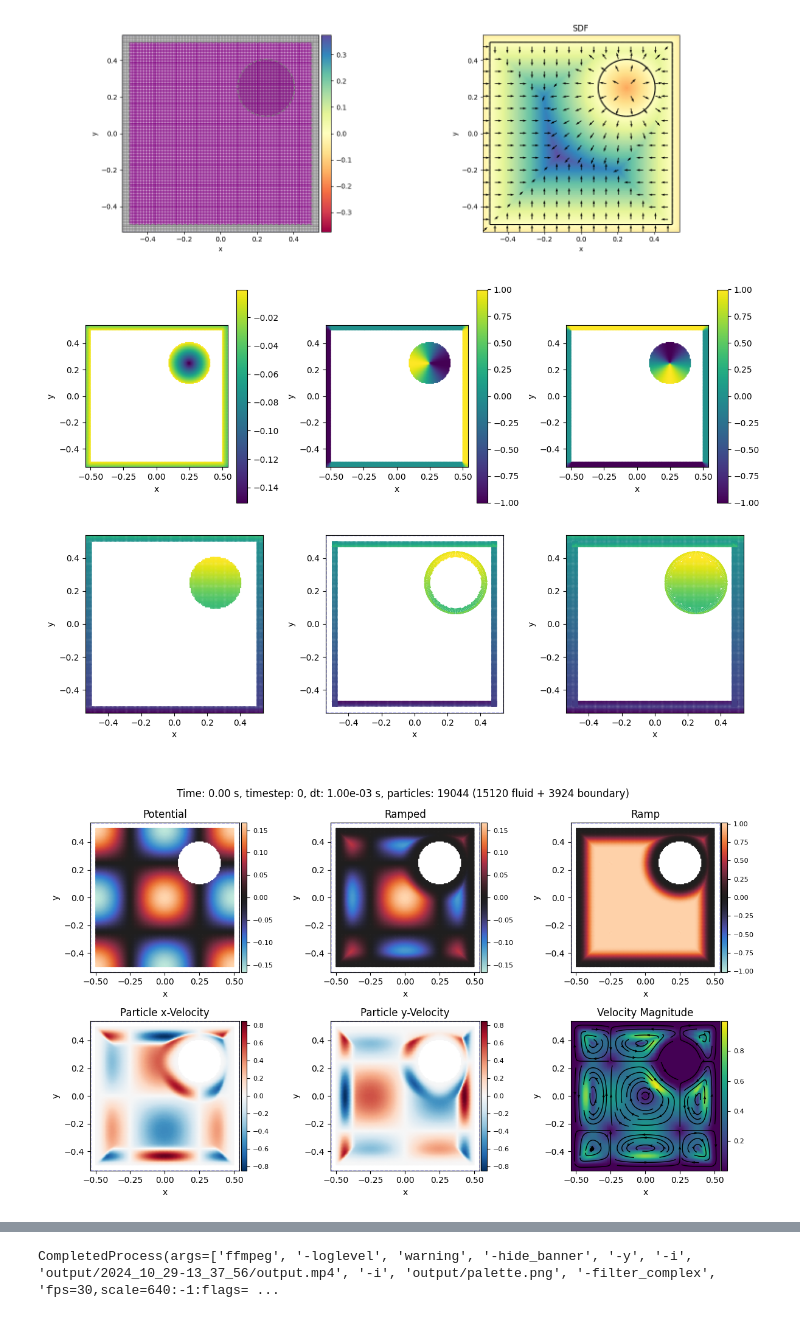
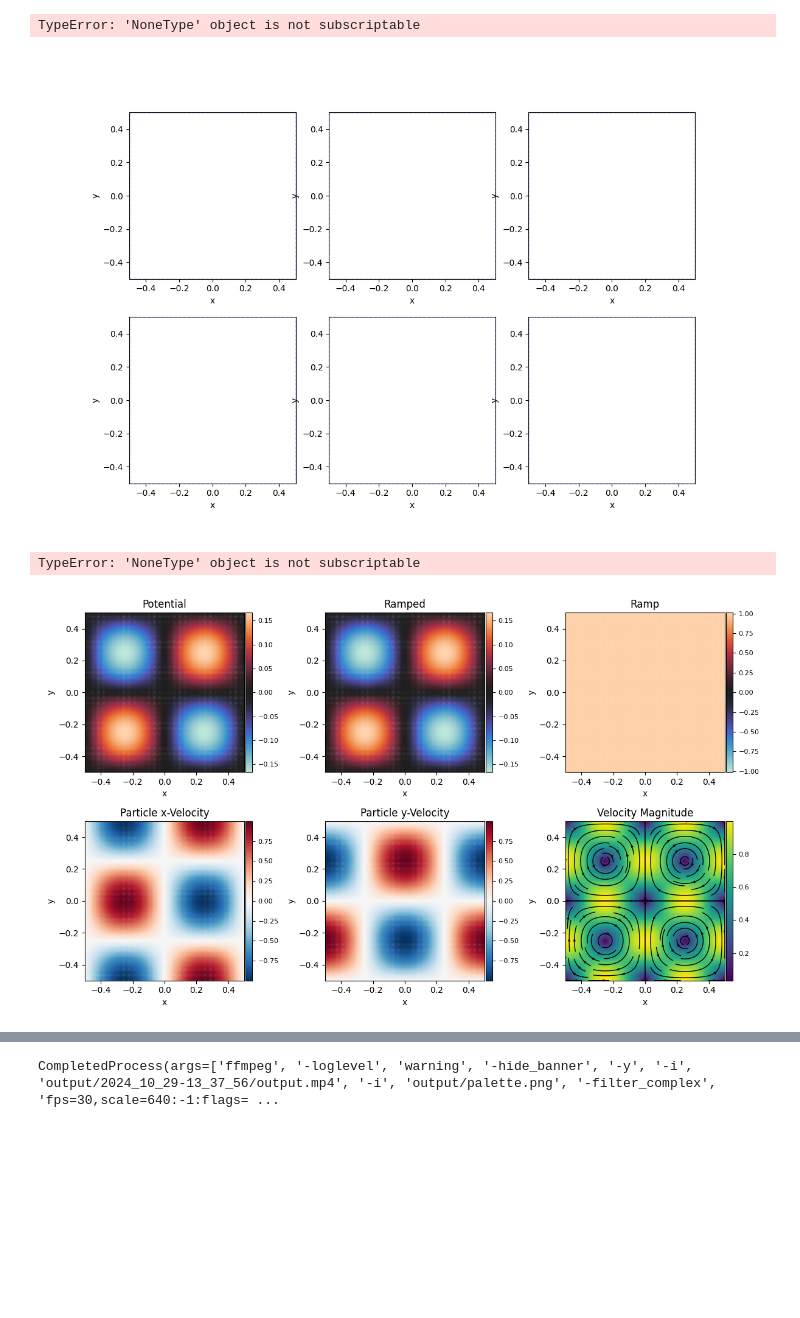
Before and after one commit to wi-re/diffSPH, a Jupyter notebook: partiBench/05_bounded_obstacle_flow.ipynb, the cells around one changed output, grey strips where cells are left out. Drawn from its saved outputs; the diff is of its cells as text; code cells hidden in the pictures; blank space fills up the shorter version.

```diff
--- a/partiBench/05_bounded_obstacle_flow.ipynb
+++ b/partiBench/05_bounded_obstacle_flow.ipynb
@@ -59,7 +59,11 @@ with open(configurationFile, 'r') as f:
 
 config = tomli.loads(config)
 config['compute'] = {'device': 'cuda', 'checkNaN': True}
+config['diffusion']['targetRe'] = 2000
+config['domain']['periodic'] = True
+config['boundary']['boundary_width'] = 0
 
 config = parseDefaultParameters(config)
 config = parseModuleParameters(config)
-config['diffusion']['alpha'] = 0.01
+# config['diffusion']['alpha'] = 0.01
+display(config['diffusion'])
@@ -99,7 +116,7 @@ inner = lambda points: getSDF('box')['function'](points, torch.tensor([0.15,0.15
 boundary_sdf2 = inner# operatorDict['invert'](inner)
 
 circle_sdf = lambda points: getSDF('circle')['function'](points, torch.tensor(l).to(points.device))
-translated_sdf = operatorDict['translate'](circle_sdf, torch.tensor([0.25,0.25]))
+translated_sdf = operatorDict['translate'](circle_sdf, torch.tensor([0.,0.]))
 boundary_sdf2 = lambda points: translated_sdf(points.cpu()).to(points.device)
 
 fluid_sdf = lambda points: getSDF('box')['function'](points, torch.tensor([0.5,0.5]).to(points.device))
@@ -107,22 +124,22 @@ fluid_sdf = lambda points: getSDF('box')['function'](points, torch.tensor([0.5,0
 
 
 regions = [
-    {
-        'sdf': boundary_sdf,
-        'type': 'boundary',
-        'velocity': torch.tensor([0.,0.]),
-        'kind': 'zero',
-        'particles': sampleParticles(config, sdfs = [boundary_sdf])[0],
-        'contour': find_contour(boundary_sdf(points).reshape(ngrid, ngrid).cpu(), config['domain']['minExtent'].cpu(), config['domain']['maxExtent'].cpu(), ngrid, 0)
-    },
-    {
-        'sdf': boundary_sdf2,
-        'type': 'boundary',
-        'kind': 'free-slip',
-        'velocity': torch.tensor([0.,0.]),
-        'particles': sampleParticles(config, sdfs = [boundary_sdf2])[0],
-        'contour': find_contour(boundary_sdf2(points).reshape(ngrid, ngrid).cpu(), config['domain']['minExtent'].cpu(), config['domain']['maxExtent'].cpu(), ngrid, 0)
-    },
+    # {
+    #     'sdf': boundary_sdf,
+    #     'type': 'boundary',
+    #     'velocity': torch.tensor([0.,0.]),
+    #     'kind': 'zero',
+    #     'particles': sampleParticles(config, sdfs = [boundary_sdf])[0],
+    #     'contour': find_contour(boundary_sdf(points).reshape(ngrid, ngrid).cpu(), config['domain']['minExtent'].cpu(), config['domain']['maxExtent'].cpu(), ngrid, 0)
+    # },
+    # {
+    #     'sdf': boundary_sdf2,
+    #     'type': 'boundary',
+    #     'kind': 'free-slip',
+    #     'velocity': torch.tensor([0.,0.]),
+    #     'particles': sampleParticles(config, sdfs = [boundary_sdf2])[0],
+    #     'contour': find_contour(boundary_sdf2(points).reshape(ngrid, ngrid).cpu(), config['domain']['minExtent'].cpu(), config['domain']['maxExtent'].cpu(), ngrid, 0)
+    # },
     {
         'sdf': fluid_sdf,
         'type': 'fluid',
@@ -140,16 +157,16 @@ for region in config['regions']:
         # region['kind'] = 'zero'
         # region['kind'] = 'linear'
 
-plotRegionswSDF(config)
+# plotRegionswSDF(config)
-# %% [output]
-[figure, removed]
+# %%
+config['boundary']['active'] = False
 # %%
 particleState, mask = sampleParticles(config, sdfs = [region['sdf'] for region in regions if region['type'] == 'fluid'], filter = True)
-boundaryState = processBoundarySDFs(particleState, config, [region['sdf'] for region in regions if region['type'] == 'boundary'], 'regular')
+# boundaryState = processBoundarySDFs(particleState, config, [region['sdf'] for region in regions if region['type'] == 'boundary'], 'regular')
 
 perennialState = {
     'fluid': copy.deepcopy(particleState),
-    'boundary': boundaryState,
+    'boundary': None,
     'time': 0.0,
     'timestep': 0,
     'dt': config['timestep']['dt'],
@@ -159,40 +176,43 @@ perennialState = {
 u = 1
 
 perennialState['fluid']['positions'] += torch.normal(mean = 0, std = config['particle']['dx'] * 0.01, size = [perennialState['fluid']['numParticles'], 2], device = perennialState['fluid']['positions'].device)
-perennialState['boundary']['positions'] += torch.normal(mean = 0, std = config['particle']['dx'] * 0.01, size = [perennialState['boundary']['numParticles'], 2], device = perennialState['boundary']['positions'].device)
+# perennialState['boundary']['positions'] += torch.normal(mean = 0, std = config['particle']['dx'] * 0.01, size = [perennialState['boundary']['numParticles'], 2], device = perennialState['boundary']['positions'].device)
 
 searchNeighbors(perennialState, config)
 # plotInitialParticleSampling(perennialState, config)
 plotBoundaryParticleswGhosts(perennialState, config)
 # %% [output]
+TypeError: 'NoneType' object is not subscriptable
-[figure, old version]
+[figure, new version]
 # %%
-ramp = generateRamp(perennialState['fluid'], regions, config)
+# ramp = generateRamp(perennialState['fluid'], regions, config)
+ramp = torch.ones_like(perennialState['fluid']['positions'][:,0])
 
 x = perennialState['fluid']['positions']
 # random sample
 # noiseSampler = getNoiseSampler(config)
 # potential = noiseSampler(perennialState['fluid']['positions'])
 # offset TGV
-potential = torch.cos(np.pi * 2 * perennialState['fluid']['positions'][:,0]) * torch.cos(np.pi * 2 * perennialState['fluid']['positions'][:,1]) / 6
+potential = torch.sin(np.pi * 2 * perennialState['fluid']['positions'][:,0]) * torch.sin(np.pi * 2 * perennialState['fluid']['positions'][:,1]) / 6
 # TGV Potential field
 # potential = torch.sin(np.pi * 2 * perennialState['fluid']['positions'][:,0]) * torch.sin(np.pi * 2 * perennialState['fluid']['positions'][:,1]) / 6
 ramped = potential * ramp
 
 filteredState = copy.deepcopy(perennialState)
 filteredState['fluid']['potential'] = ramped
 
 velocity, divergence = sampleVelocityField(filteredState['fluid'], filteredState['fluid']['neighborhood'])
 u_max = torch.linalg.norm(velocity, dim = 1).max() + 1e-6
 u_factor = config['fluid']['u_mag'] / u_max
 velocity = velocity * u_factor
 perennialState['fluid']['velocities'] = velocity
 
 plotPotentialField(perennialState, config, potential, ramped, s = 1)
 # plotBoundaryVelocityFields(perennialState, config)
 initialState = copy.deepcopy(perennialState)
 # %% [output]
+TypeError: 'NoneType' object is not subscriptable
-[figure, old version]
+[figure, new version]
 # %%
 perennialState = copy.deepcopy(initialState)
 perennialState['fluid']['pressureAccel'] = torch.zeros_like(perennialState['fluid']['velocities'])
```
Also changed, not shown: parts of 9 cells of this notebook, 7 other files.
